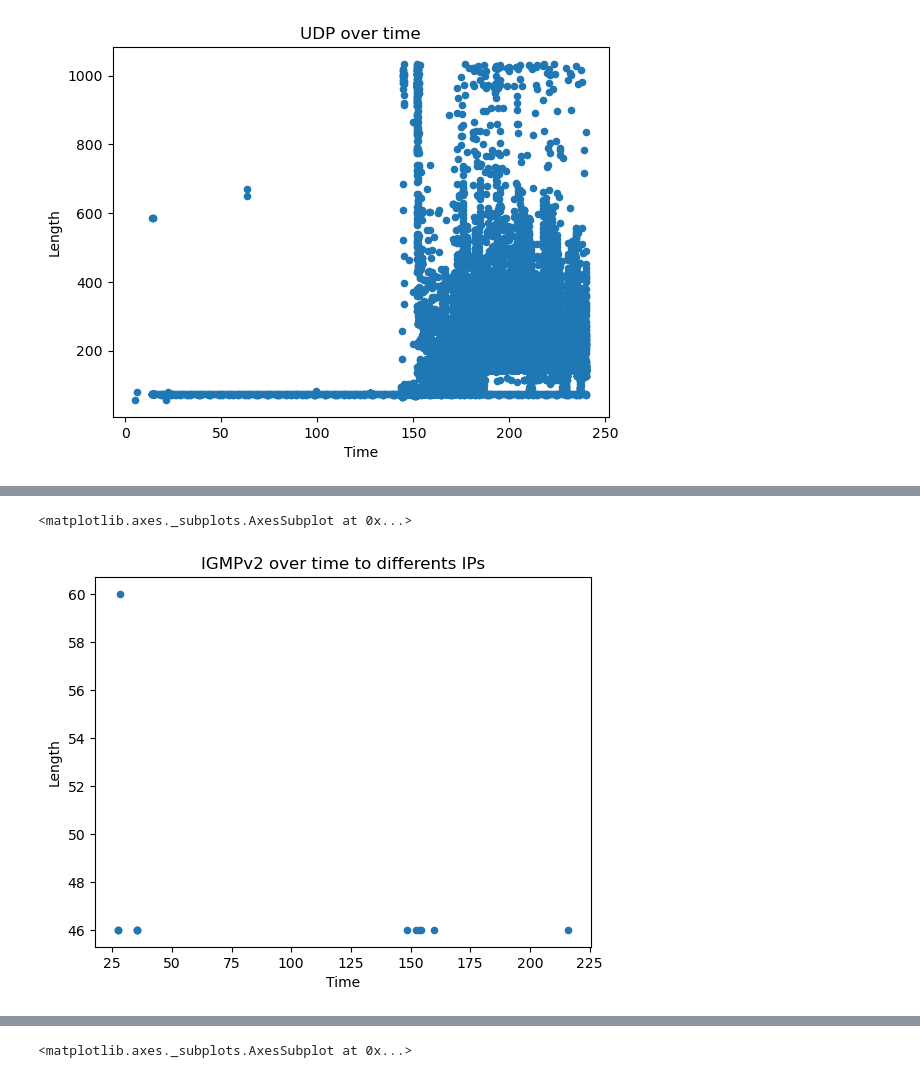
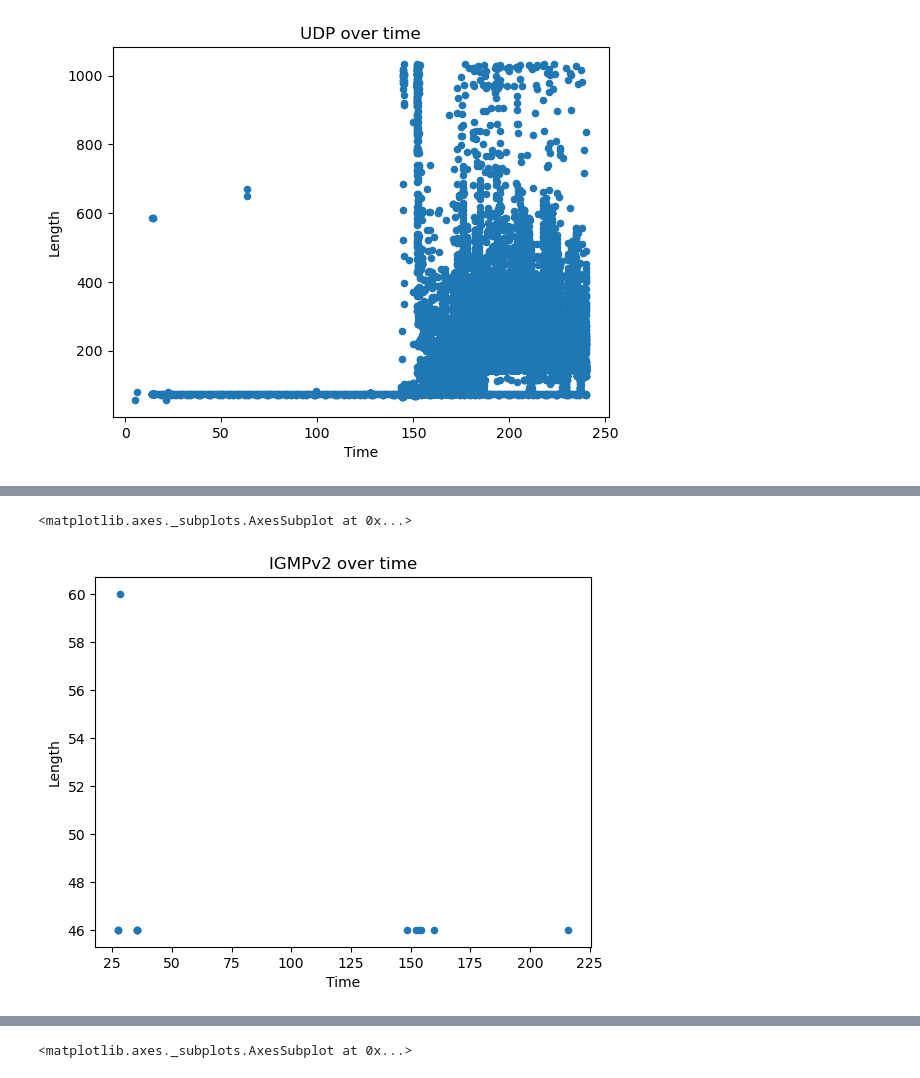
Before and after one commit to JovemPedr0/ProjetoRedes, a Jupyter notebook: analiseDados.ipynb, the cells around one changed output, grey strips where cells are left out. Saved outputs shown, nothing was run; the diff lists cells and outputs as text; code cells hidden in the pictures.

```diff
--- a/analiseDados.ipynb
+++ b/analiseDados.ipynb
@@ -159,6 +159,6 @@ df_info_dados_minimized[df_info_dados_minimized['Protocol'] == 'TLSv1.3'].plot(k
 # %%
-df_info_dados_minimized[df_info_dados_minimized['Protocol'] == 'IGMPv2'].plot(kind='scatter', x='Time', y='Length', title='IGMPv2 over time to differents IPs')
+df_info_dados_minimized[df_info_dados_minimized['Protocol'] == 'IGMPv2'].plot(kind='scatter', x='Time', y='Length', title='IGMPv2 over time')
 # %% [output]
 <matplotlib.axes._subplots.AxesSubplot at 0x...>
-[figure, old version]
+[figure, new version]
 # %%
```
Also changed, not shown: parts of 5 cells of this notebook, 1 other file.
